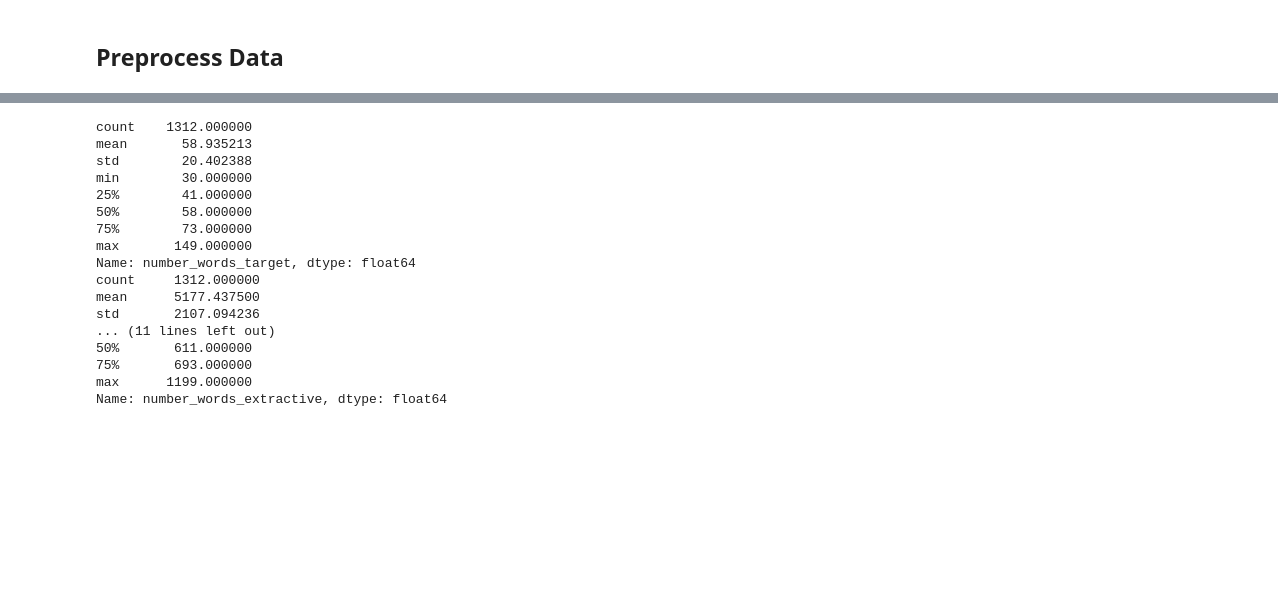
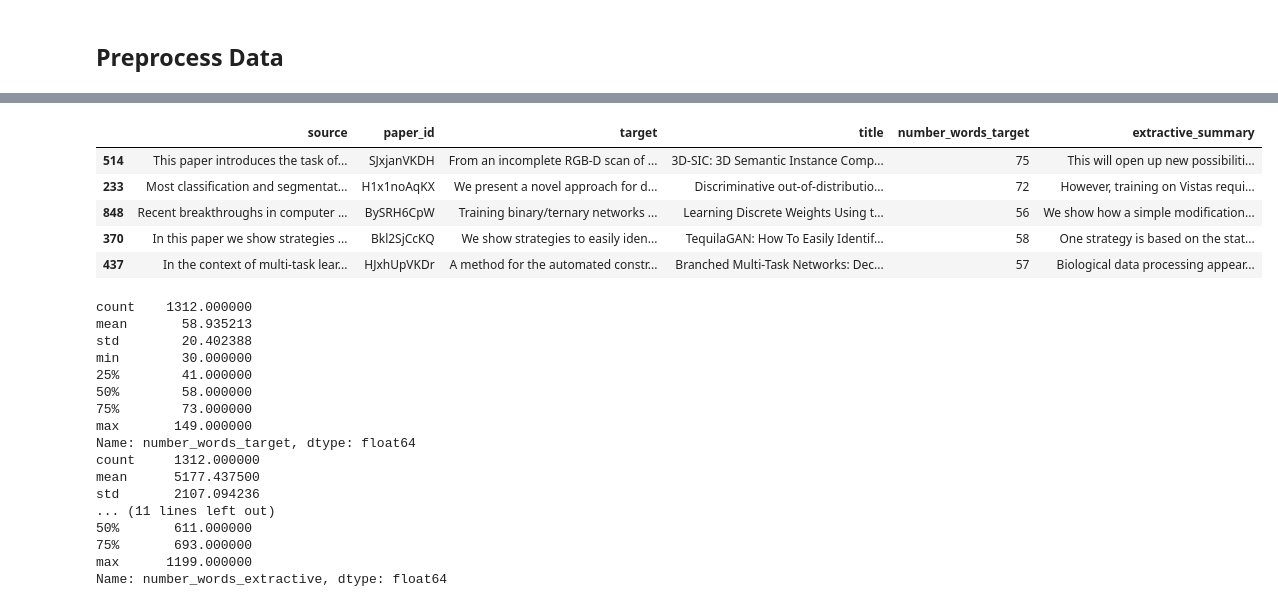
Before and after one commit to iguerrasevillano/Automated_Summaries_Generation_Scientific_Papers, a Jupyter notebook: TLDR.ipynb, the cells around one changed output, grey strips where cells are left out. Cells and saved outputs as stored; diff of their text form; code cells hidden in the pictures; blank space fills up the shorter version.

```diff
--- a/TLDR.ipynb
+++ b/TLDR.ipynb
@@ -164,3 +164,12 @@ data.sample(5)
+# %%
+data.sample(5)
+# %% [output]
+|  | source | paper_id | target | title | number_words_target | extractive_summary |
+| 514 | This paper introduces the task of... | SJxjanVKDH | From an incomplete RGB-D scan of ... | 3D-SIC: 3D Semantic Instance Comp... | 75 | This will open up new possibiliti... |
+| 233 | Most classification and segmentat... | H1x1noAqKX | We present a novel approach for d... | Discriminative out-of-distributio... | 72 | However, training on Vistas requi... |
+| 848 | Recent breakthroughs in computer ... | BySRH6CpW | Training binary/ternary networks ... | Learning Discrete Weights Using t... | 56 | We show how a simple modification... |
+| 370 | In this paper we show strategies ... | Bkl2SjCcKQ | We show strategies to easily iden... | TequilaGAN: How To Easily Identif... | 58 | One strategy is based on the stat... |
+| 437 | In the context of multi-task lear... | HJxhUpVKDr | A method for the automated constr... | Branched Multi-Task Networks: Dec... | 57 | Biological data processing appear... |
 # %%
 # Count number of words of source and target
 def count_words(column):
```
Also changed, not shown: parts of 12 cells of this notebook.
